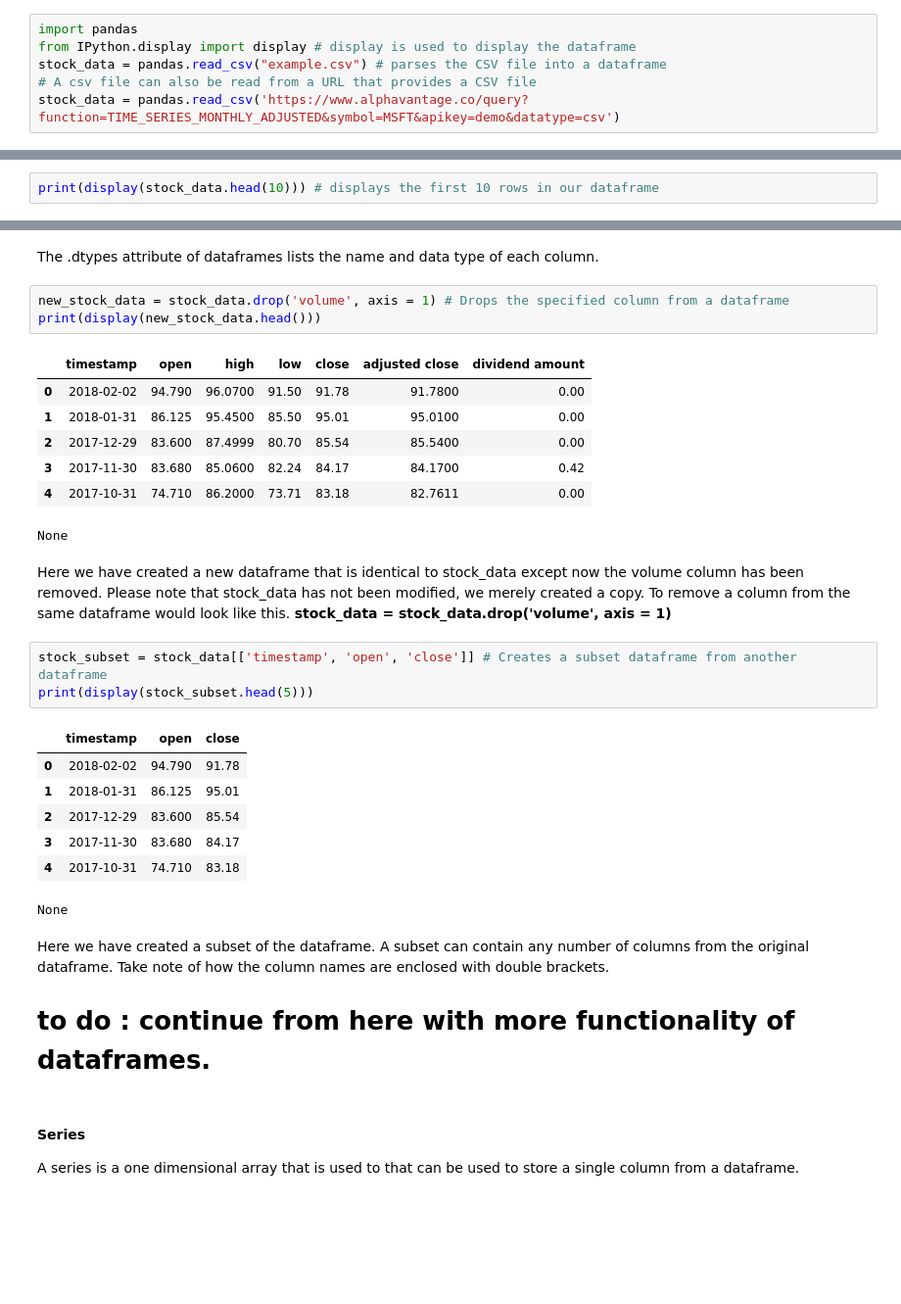
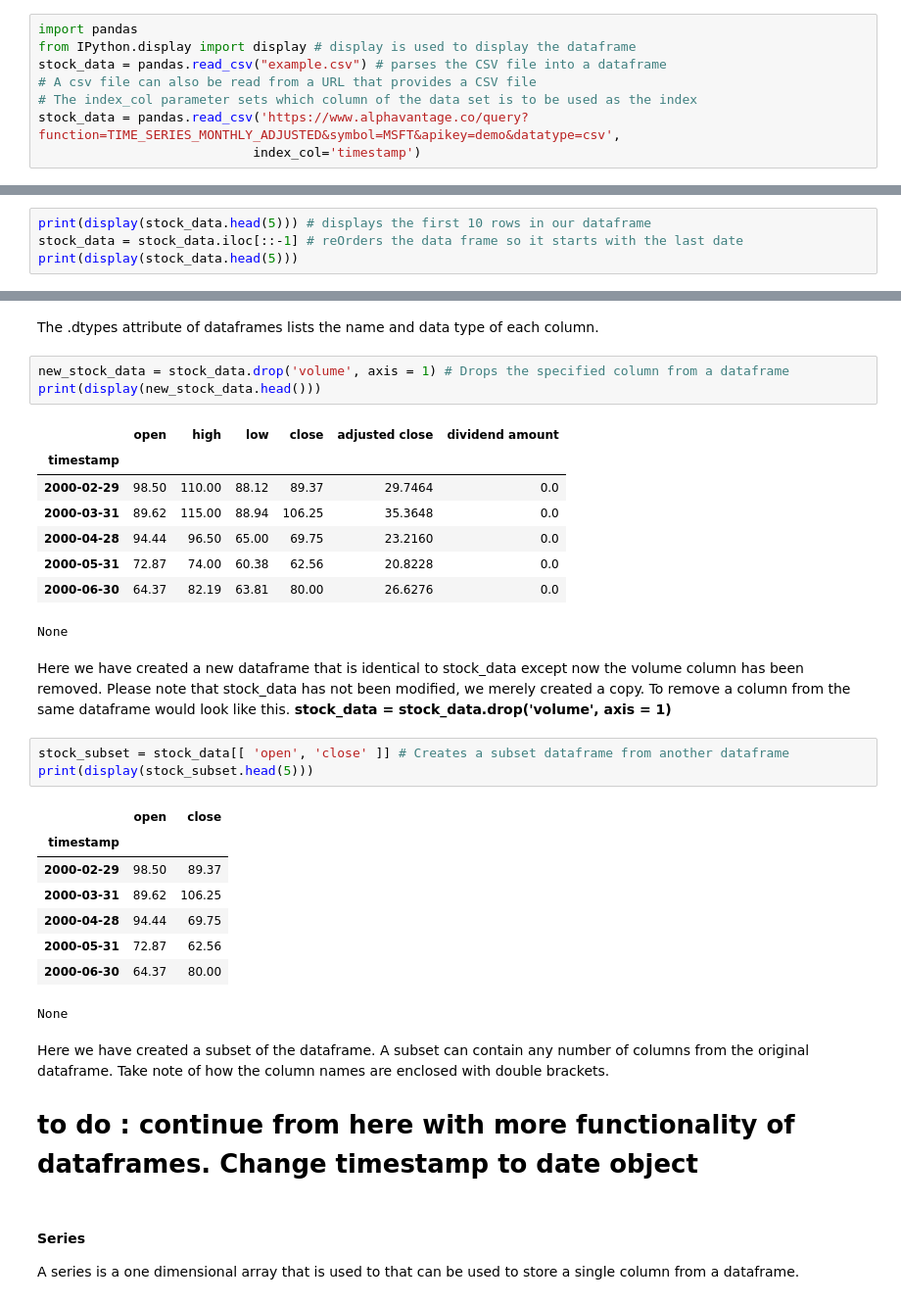
Before and after one commit to soft-eng-practicum/MLStocks, a Jupyter notebook: Section_5/Section_5.ipynb, the cells around one changed output, grey strips where cells are left out. Shown at 98% size. Saved outputs shown, nothing was run; the diff lists cells and outputs as text; blank space fills up the shorter version.

```diff
--- a/Section_5/Section_5.ipynb
+++ b/Section_5/Section_5.ipynb
@@ -15,7 +15,9 @@ import pandas
 from IPython.display import display # display is used to display the dataframe
 stock_data = pandas.read_csv("example.csv") # parses the CSV file into a dataframe
 # A csv file can also be read from a URL that provides a CSV file
-stock_data = pandas.read_csv('https://www.alphavantage.co/query?function=TIME_SERIES_MONTHLY_ADJUSTED&symbol=MSFT&apikey=demo&datatype=csv')
+# The index_col parameter sets which column of the data set is to be used as the index
+stock_data = pandas.read_csv('https://www.alphavantage.co/query?function=TIME_SERIES_MONTHLY_ADJUSTED&symbol=MSFT&apikey=demo&datatype=csv',
+                            index_col='timestamp')
 # %% [markdown]
 The dataframe and series objects are the two main data structures in pandas.
 #### DataFrame
@@ -26,5 +28,7 @@ The dataframe is tabular data structure that contains rows(entries) and columns(
 
 The head() method prints the first k rows of a dataframe. The default amount is 5, though we will display the first 10 rows.
 # %%
-print(display(stock_data.head(10))) # displays the first 10 rows in our dataframe
+print(display(stock_data.head(5))) # displays the first 10 rows in our dataframe
+stock_data = stock_data.iloc[::-1] # reOrders the data frame so it starts with the last date
+print(display(stock_data.head(5)))
 # %% [output]
@@ -72,29 +79,31 @@ The .dtypes attribute of dataframes lists the name and data type of each column.
 new_stock_data = stock_data.drop('volume', axis = 1) # Drops the specified column from a dataframe
 print(display(new_stock_data.head()))
 # %% [output]
-|  | timestamp | open | high | low | close | adjusted close | dividend amount |
-| 0 | 2018-02-02 | 94.790 | 96.0700 | 91.50 | 91.78 | 91.7800 | 0.00 |
-| 1 | 2018-01-31 | 86.125 | 95.4500 | 85.50 | 95.01 | 95.0100 | 0.00 |
-| 2 | 2017-12-29 | 83.600 | 87.4999 | 80.70 | 85.54 | 85.5400 | 0.00 |
-| 3 | 2017-11-30 | 83.680 | 85.0600 | 82.24 | 84.17 | 84.1700 | 0.42 |
-| 4 | 2017-10-31 | 74.710 | 86.2000 | 73.71 | 83.18 | 82.7611 | 0.00 |
+|  | open | high | low | close | adjusted close | dividend amount |
+| timestamp |  |  |  |  |  |  |
+| 2000-02-29 | 98.50 | 110.00 | 88.12 | 89.37 | 29.7464 | 0.0 |
+| 2000-03-31 | 89.62 | 115.00 | 88.94 | 106.25 | 35.3648 | 0.0 |
+| 2000-04-28 | 94.44 | 96.50 | 65.00 | 69.75 | 23.2160 | 0.0 |
+| 2000-05-31 | 72.87 | 74.00 | 60.38 | 62.56 | 20.8228 | 0.0 |
+| 2000-06-30 | 64.37 | 82.19 | 63.81 | 80.00 | 26.6276 | 0.0 |
 None
 # %% [markdown]
 Here we have created a new dataframe that is identical to stock_data except now the volume column has been removed. Please note that stock_data has not been modified, we merely created a copy. To remove a column from the same dataframe would look like this. **stock_data = stock_data.drop('volume', axis = 1)**
 # %%
-stock_subset = stock_data[['timestamp', 'open', 'close']] # Creates a subset dataframe from another dataframe
+stock_subset = stock_data[[ 'open', 'close' ]] # Creates a subset dataframe from another dataframe
 print(display(stock_subset.head(5)))
 # %% [output]
-|  | timestamp | open | close |
-| 0 | 2018-02-02 | 94.790 | 91.78 |
-| 1 | 2018-01-31 | 86.125 | 95.01 |
-| 2 | 2017-12-29 | 83.600 | 85.54 |
-| 3 | 2017-11-30 | 83.680 | 84.17 |
-| 4 | 2017-10-31 | 74.710 | 83.18 |
+|  | open | close |
+| timestamp |  |  |
+| 2000-02-29 | 98.50 | 89.37 |
+| 2000-03-31 | 89.62 | 106.25 |
+| 2000-04-28 | 94.44 | 69.75 |
+| 2000-05-31 | 72.87 | 62.56 |
+| 2000-06-30 | 64.37 | 80.00 |
 None
 # %% [markdown]
 Here we have created a subset of the dataframe. A subset can contain any number of columns from the original dataframe. Take note of how the column names are enclosed with double brackets.
-# to do : continue from here with more functionality of dataframes.
+# to do : continue from here with more functionality of dataframes. Change timestamp to date object
 # %% [markdown]
 #### Series
 A series is a one dimensional array that is used to that can be used to store a single column from a dataframe.
```
Also changed, not shown: parts of 4 cells of this notebook, 3 other files.
